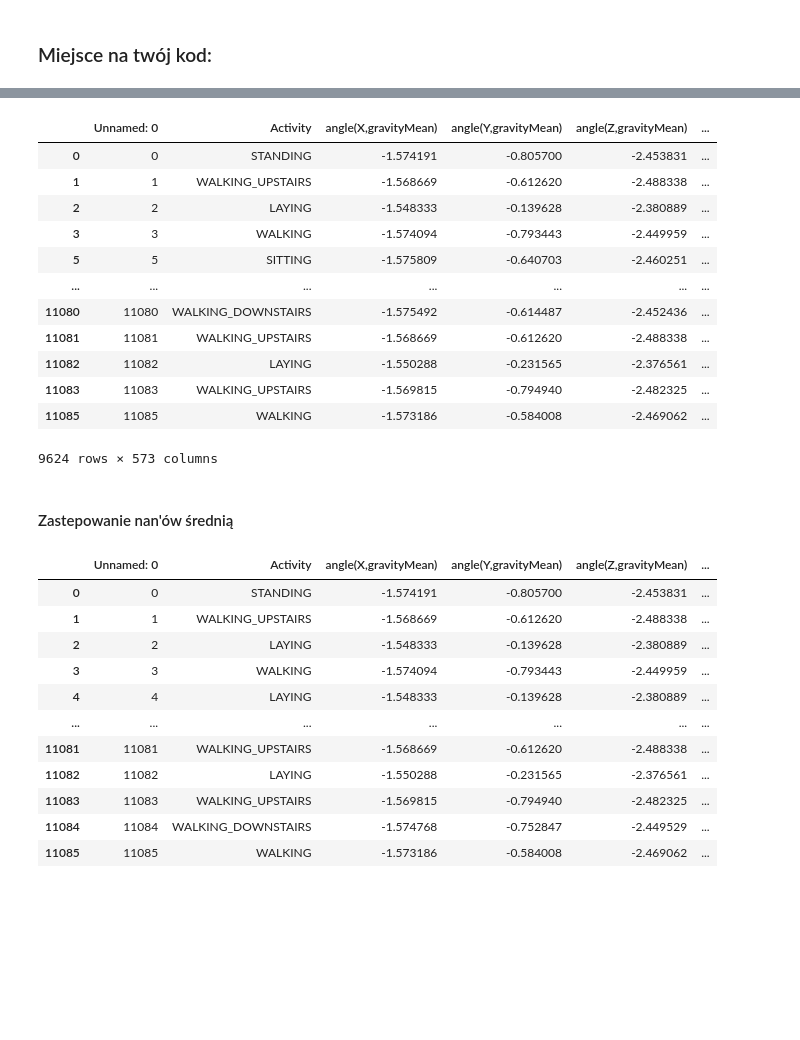
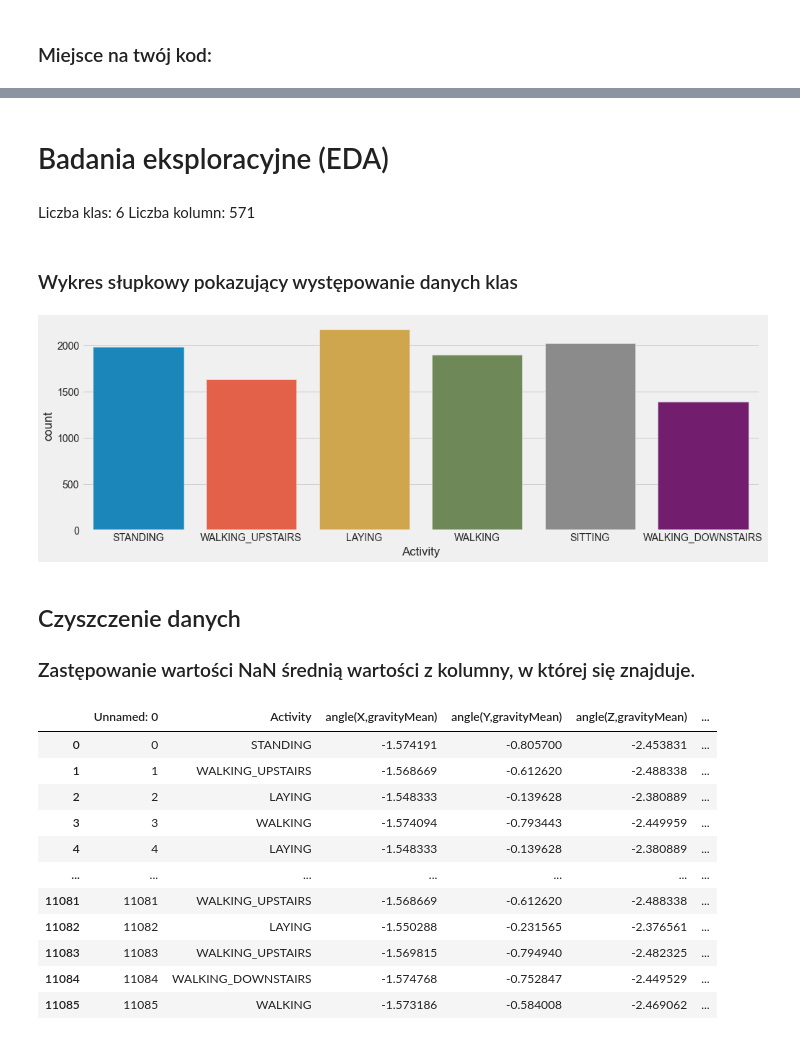
Before and after one commit to TheAndreyy/Hamsterbusters, a Jupyter notebook: main.ipynb, the cells around one changed output, grey strips where cells are left out. Cells and saved outputs as stored; diff of their text form; code cells hidden in the pictures; blank space fills up the shorter version.

Commit message:
Add bar char of class frequency, minor visual changes

```diff
--- a/main.ipynb
+++ b/main.ipynb
@@ -20,0 +25,4 @@ from sklearn.svm import SVC
+# %%
+df = pd.read_csv("final_train.csv")
+# Usunięcie pierwszej kolumny z indeksami (niepotrzebna ponieważ pandas ma swoje indeksy)
+df.drop(df.columns[0], axis=1, inplace=True)
@@ -21,23 +31,22 @@ from sklearn.svm import SVC
 # %%
-df = pd.read_csv("final_train.csv")
-df.dropna(inplace=True)
-df
+# df.dropna(inplace=True)
+# df
-# %% [output]
-|  | Unnamed: 0 | Activity | angle(X,gravityMean) | angle(Y,gravityMean) | angle(Z,gravityMean) | ... |
-| 0 | 0 | STANDING | -1.574191 | -0.805700 | -2.453831 | ... |
-| 1 | 1 | WALKING_UPSTAIRS | -1.568669 | -0.612620 | -2.488338 | ... |
-| 2 | 2 | LAYING | -1.548333 | -0.139628 | -2.380889 | ... |
-| 3 | 3 | WALKING | -1.574094 | -0.793443 | -2.449959 | ... |
-| 5 | 5 | SITTING | -1.575809 | -0.640703 | -2.460251 | ... |
-| ... | ... | ... | ... | ... | ... | ... |
-| 11080 | 11080 | WALKING_DOWNSTAIRS | -1.575492 | -0.614487 | -2.452436 | ... |
-| 11081 | 11081 | WALKING_UPSTAIRS | -1.568669 | -0.612620 | -2.488338 | ... |
-| 11082 | 11082 | LAYING | -1.550288 | -0.231565 | -2.376561 | ... |
-| 11083 | 11083 | WALKING_UPSTAIRS | -1.569815 | -0.794940 | -2.482325 | ... |
-| 11085 | 11085 | WALKING | -1.573186 | -0.584008 | -2.469062 | ... |
-9624 rows × 573 columns
-# %% [markdown]
-#### Zastepowanie nan'ów średnią
+# %% [markdown]
+# Badania eksploracyjne (EDA)
+# %% [markdown]
+Liczba klas: 6
+Liczba kolumn: 571
+# %% [markdown]
+### Wykres słupkowy pokazujący występowanie danych klas
+# %%
+plt.style.use("fivethirtyeight")
+plt.figure(figsize=(15, 5))
+ax = sns.countplot(x="Activity", data=df)
+# %% [output]
+[figure, added]
+# %% [markdown]
+## Czyszczenie danych
+### Zastępowanie wartości NaN średnią wartości z kolumny, w której się znajduje.
 # %%
 df = pd.read_csv("final_train.csv")
 df.fillna(df.mean(), inplace=True)
```
Also changed, not shown: parts of 6 cells of this notebook.
